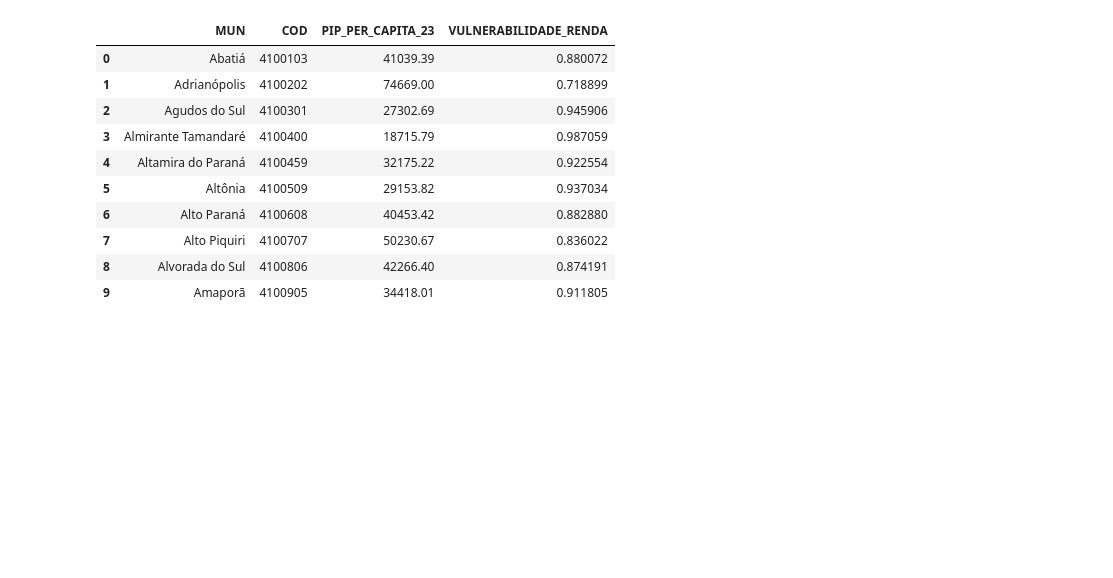
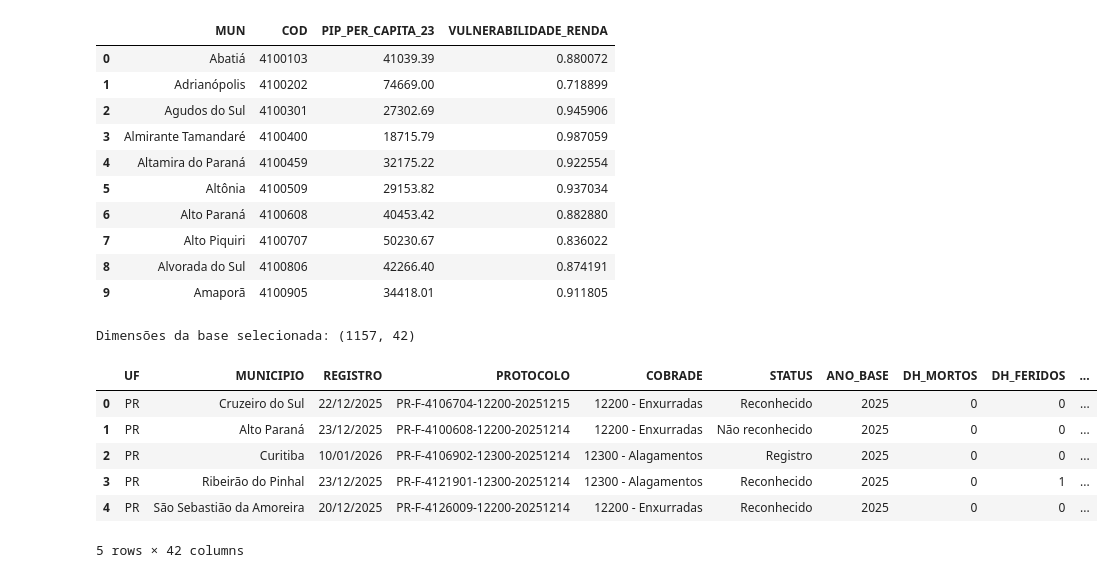
Before and after one commit to vzuza/codigos_amanha, a Jupyter notebook: projeto_codigos.ipynb, the cells around one changed output. Cells and saved outputs as stored; diff of their text form; code cells hidden in the pictures; blank space fills up the shorter version.

```diff
--- a/projeto_codigos.ipynb
+++ b/projeto_codigos.ipynb
@@ -53,3 +55,20 @@ df_demografia_BR = pd.read_excel(caminho_demografia)
 df_renda_PR = pd.read_excel(caminho_renda)
 # %% [output]
 Drive already mounted at /content/drive; to attempt to forcibly remount, call drive.mount("/content/drive", force_remount=True).
+# %%
+# Caminho dos dados no drive (S2ID)
+
+drive.mount('/content/drive')
+
+PASTA_S2ID = '/content/drive/MyDrive/Codigos_Projeto/S2ID'
+
+caminho_s2id = os.path.join(
+    PASTA_S2ID, 'S2ID_PR_2015_2025.csv'
+)
+
+df_s2id = pd.read_csv(
+    caminho_s2id,
+    encoding='utf-8-sig'
+)
+
+print(f'A base de dados possui {df_s2id.shape[0]} linhas e {df_s2id.shape[1]} colunas')
@@ -380,0 +434,54 @@ display(df_renda_limpo[[
+# %%
+# Modelagem dos dados S2ID
+
+colunas_identificacao = [
+    'UF',
+    'MUNICIPIO',
+    'REGISTRO',
+    'PROTOCOLO',
+    'COBRADE',
+    'STATUS',
+    'ANO_BASE'
+]
+
+colunas_DH = [
+    'DH_MORTOS',
+    'DH_FERIDOS',
+    'DH_ENFERMOS',
+    'DH_DESABRIGADOS',
+    'DH_DESALOJADOS',
+    'DH_DESAPARECIDOS',
+    'DH_OUTROS_AFETADOS'
+]
+
+colunas_DM = [
+    c for c in df_s2id.columns
+    if c.startswith('DM_')
+    and (
+        c.endswith('_DANIFICADAS')
+        or c.endswith('_DESTRUIDAS')
+    )
+]
+
+colunas_PE = [
+    c for c in df_s2id.columns
+    if c.startswith(('PEPL_', 'PEPR_'))
+]
+
+colunas_selecionadas = (
+    colunas_identificacao +
+    colunas_DH +
+    colunas_DM +
+    colunas_PE
+)
+
+df_s2id_limpo = df_s2id[colunas_selecionadas].copy()
+# %% [output]
+Dimensões da base selecionada: (1157, 42)
+|  | UF | MUNICIPIO | REGISTRO | PROTOCOLO | COBRADE | STATUS | ANO_BASE | DH_MORTOS | DH_FERIDOS | ... |
+| 0 | PR | Cruzeiro do Sul | 22/12/2025 | PR-F-4106704-12200-20251215 | 12200 - Enxurradas | Reconhecido | 2025 | 0 | 0 | ... |
+| 1 | PR | Alto Paraná | 23/12/2025 | PR-F-4100608-12200-20251214 | 12200 - Enxurradas | Não reconhecido | 2025 | 0 | 0 | ... |
+| 2 | PR | Curitiba | 10/01/2026 | PR-F-4106902-12300-20251214 | 12300 - Alagamentos | Registro | 2025 | 0 | 0 | ... |
+| 3 | PR | Ribeirão do Pinhal | 23/12/2025 | PR-F-4121901-12300-20251214 | 12300 - Alagamentos | Reconhecido | 2025 | 0 | 1 | ... |
+| 4 | PR | São Sebastião da Amoreira | 20/12/2025 | PR-F-4126009-12200-20251214 | 12200 - Enxurradas | Reconhecido | 2025 | 0 | 0 | ... |
+5 rows × 42 columns
```
Also changed, not shown: parts of 9 cells of this notebook.
